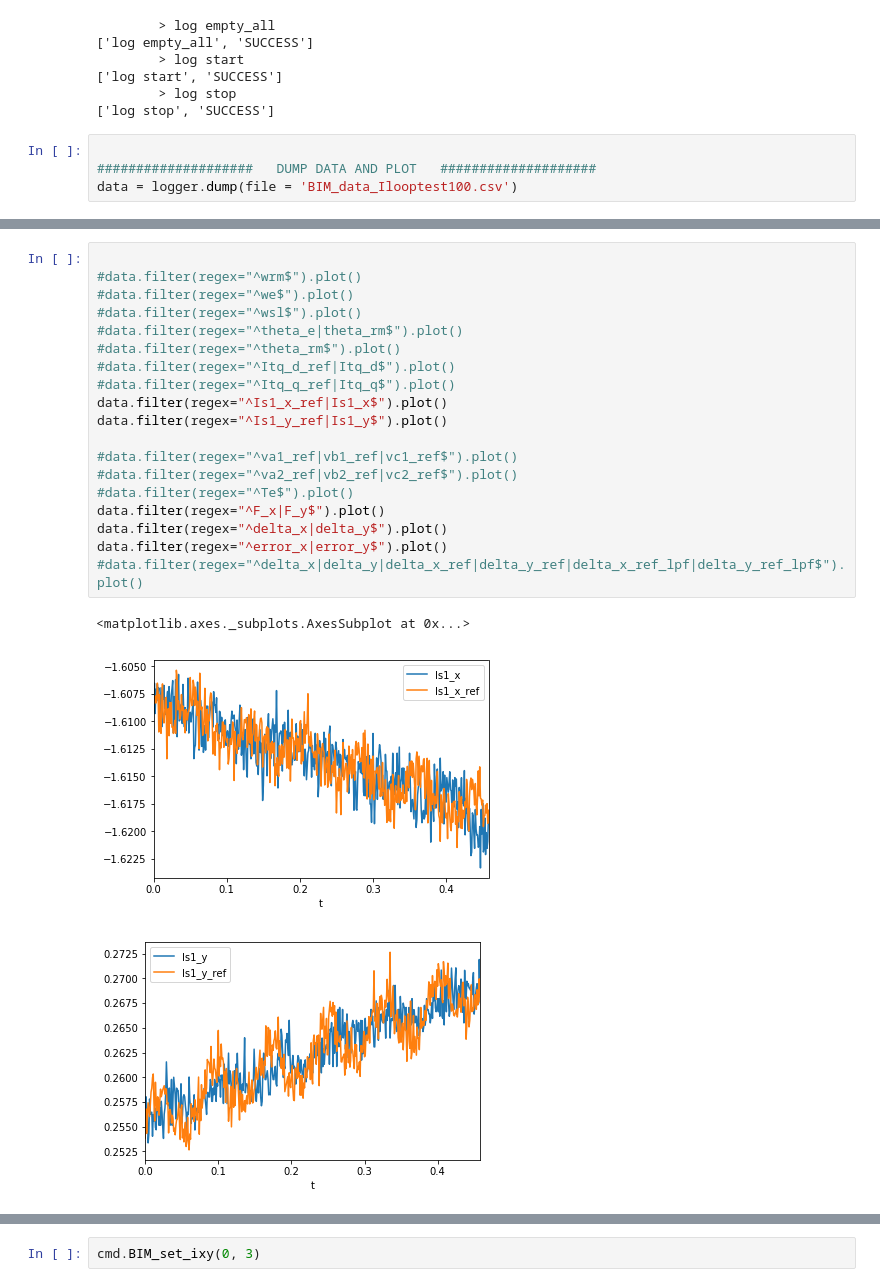
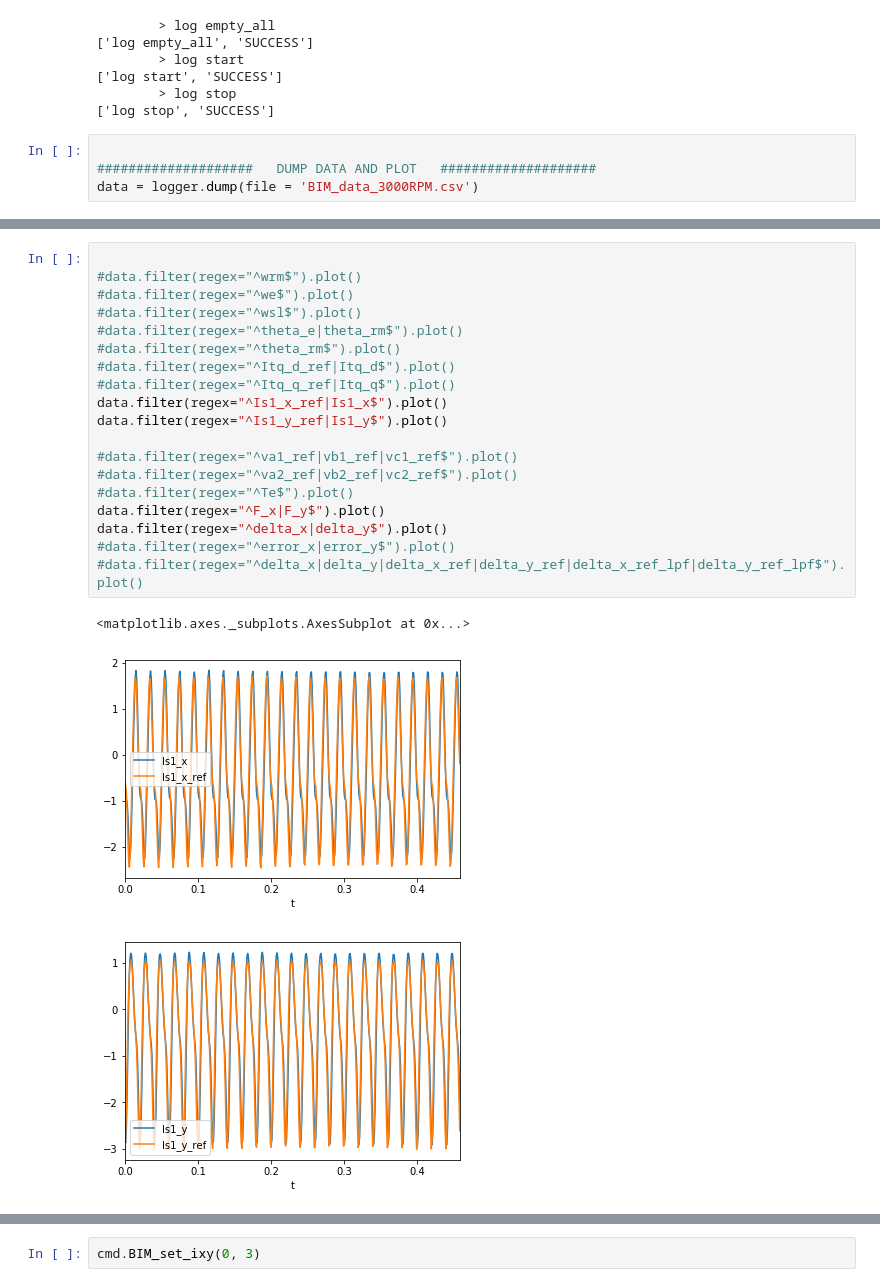
Before and after one commit to Zhouzhou377/Bearingless-Machine, a Jupyter notebook: My_C_Code/Scripts/BIM_test.ipynb, the cells around one changed output, grey strips where cells are left out. Drawn from its saved outputs; the diff is of its cells as text.

```diff
--- a/My_C_Code/Scripts/BIM_test.ipynb
+++ b/My_C_Code/Scripts/BIM_test.ipynb
@@ -172,7 +170,7 @@ logger.stop()
 # %%
 
 ####################   DUMP DATA AND PLOT   ####################
-data = logger.dump(file = 'BIM_data_Ilooptest100.csv')
+data = logger.dump(file = 'BIM_data_3000RPM.csv')
 # %% [output]
         > log dump bin 0
 Dumping: LOG_delta_x
@@ -194,23 +192,23 @@ Num samples: 459
 # %%
 
 #data.filter(regex="^wrm$").plot()
 #data.filter(regex="^we$").plot()
 #data.filter(regex="^wsl$").plot()
 #data.filter(regex="^theta_e|theta_rm$").plot()
 #data.filter(regex="^theta_rm$").plot()
 #data.filter(regex="^Itq_d_ref|Itq_d$").plot()
 #data.filter(regex="^Itq_q_ref|Itq_q$").plot()
 data.filter(regex="^Is1_x_ref|Is1_x$").plot()
 data.filter(regex="^Is1_y_ref|Is1_y$").plot()
 
 #data.filter(regex="^va1_ref|vb1_ref|vc1_ref$").plot()
 #data.filter(regex="^va2_ref|vb2_ref|vc2_ref$").plot()
 #data.filter(regex="^Te$").plot()
 data.filter(regex="^F_x|F_y$").plot()
 data.filter(regex="^delta_x|delta_y$").plot()
-data.filter(regex="^error_x|error_y$").plot()
+#data.filter(regex="^error_x|error_y$").plot()
 #data.filter(regex="^delta_x|delta_y|delta_x_ref|delta_y_ref|delta_x_ref_lpf|delta_y_ref_lpf$").plot()
 # %% [output]
 <matplotlib.axes._subplots.AxesSubplot at 0x...>
-[figure, old version]
+[figure, new version]
-[figure, old version]
+[figure, new version]
```
Also changed, not shown: parts of 8 cells of this notebook, 3 other files.
